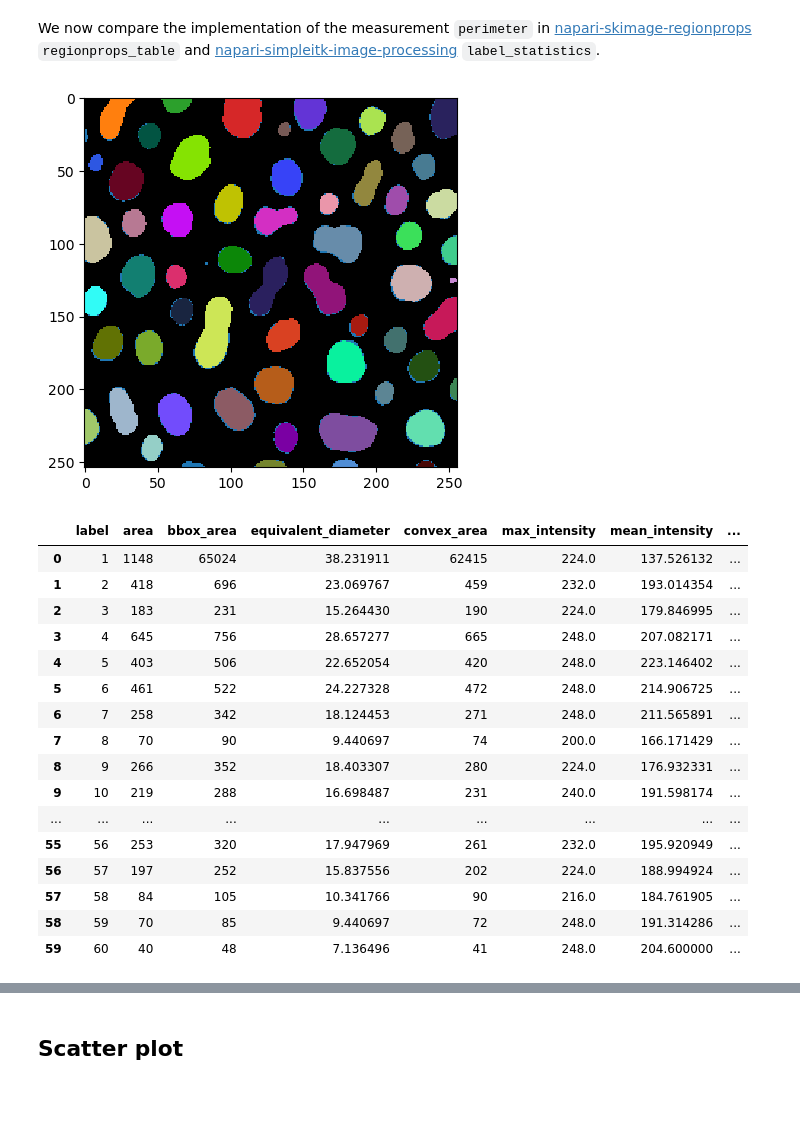
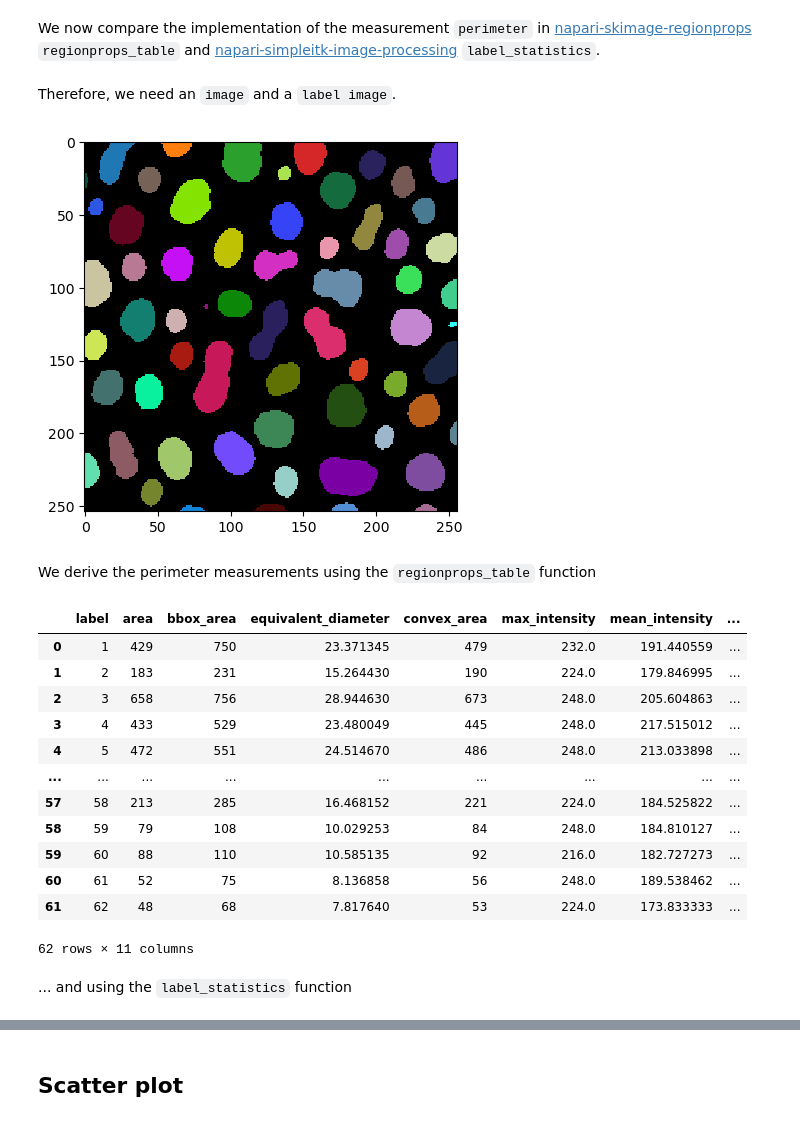
Before and after one commit to haesleinhuepf/BioImageAnalysisNotebooks, a Jupyter notebook: docs/22_feature_extraction/comparison_of_measurements_from_different_libraries.ipynb, the cells around one changed output, grey strips where cells are left out. Drawn from its saved outputs; the diff is of its cells as text; code cells hidden in the pictures; blank space fills up the shorter version.

```diff
--- a/docs/22_feature_extraction/comparison_of_measurements_from_different_libraries.ipynb
+++ b/docs/22_feature_extraction/comparison_of_measurements_from_different_libraries.ipynb
@@ -13,29 +15,43 @@ from napari_simpleitk_image_processing import watershed_otsu_labeling
 from napari_simpleitk_image_processing import label_statistics
+# %% [markdown]
+Therefore, we need an `image` and a `label image`.
 # %%
-blobs = imread('../../data/blobs.tif')
-labels = watershed_otsu_labeling(blobs)
-imshow(labels, labels=True)
+# load image
+image = imread("../../data/blobs.tif")
+
+# denoising
+blurred_image = filters.gaussian(image, sigma=1)
+
+# binarization
+threshold = filters.threshold_otsu(blurred_image)
+thresholded_image = blurred_image >= threshold
+
+# labeling
+label_image = measure.label(thresholded_image)
+
+# visualization
+imshow(label_image, labels=True)
 # %% [output]
-[figure, old version]
+[figure, new version]
+# %% [markdown]
+We derive the perimeter measurements using the `regionprops_table` function
 # %%
-skimage_statistics = regionprops_table(blobs, labels, perimeter = True)
+skimage_statistics = regionprops_table(image, label_image, perimeter = True)
 skimage_statistics
 # %% [output]
 |  | label | area | bbox_area | equivalent_diameter | convex_area | max_intensity | mean_intensity | ... |
-| 0 | 1 | 1148 | 65024 | 38.231911 | 62415 | 224.0 | 137.526132 | ... |
-| 1 | 2 | 418 | 696 | 23.069767 | 459 | 232.0 | 193.014354 | ... |
-| 2 | 3 | 183 | 231 | 15.264430 | 190 | 224.0 | 179.846995 | ... |
-| 3 | 4 | 645 | 756 | 28.657277 | 665 | 248.0 | 207.082171 | ... |
-| 4 | 5 | 403 | 506 | 22.652054 | 420 | 248.0 | 223.146402 | ... |
-| 5 | 6 | 461 | 522 | 24.227328 | 472 | 248.0 | 214.906725 | ... |
-| 6 | 7 | 258 | 342 | 18.124453 | 271 | 248.0 | 211.565891 | ... |
-| 7 | 8 | 70 | 90 | 9.440697 | 74 | 200.0 | 166.171429 | ... |
-| 8 | 9 | 266 | 352 | 18.403307 | 280 | 224.0 | 176.932331 | ... |
-| 9 | 10 | 219 | 288 | 16.698487 | 231 | 240.0 | 191.598174 | ... |
+| 0 | 1 | 429 | 750 | 23.371345 | 479 | 232.0 | 191.440559 | ... |
+| 1 | 2 | 183 | 231 | 15.264430 | 190 | 224.0 | 179.846995 | ... |
+| 2 | 3 | 658 | 756 | 28.944630 | 673 | 248.0 | 205.604863 | ... |
+| 3 | 4 | 433 | 529 | 23.480049 | 445 | 248.0 | 217.515012 | ... |
+| 4 | 5 | 472 | 551 | 24.514670 | 486 | 248.0 | 213.033898 | ... |
 | ... | ... | ... | ... | ... | ... | ... | ... | ... |
-| 55 | 56 | 253 | 320 | 17.947969 | 261 | 232.0 | 195.920949 | ... |
-| 56 | 57 | 197 | 252 | 15.837556 | 202 | 224.0 | 188.994924 | ... |
-| 57 | 58 | 84 | 105 | 10.341766 | 90 | 216.0 | 184.761905 | ... |
-| 58 | 59 | 70 | 85 | 9.440697 | 72 | 248.0 | 191.314286 | ... |
-| 59 | 60 | 40 | 48 | 7.136496 | 41 | 248.0 | 204.600000 | ... |
+| 57 | 58 | 213 | 285 | 16.468152 | 221 | 224.0 | 184.525822 | ... |
+| 58 | 59 | 79 | 108 | 10.029253 | 84 | 248.0 | 184.810127 | ... |
+| 59 | 60 | 88 | 110 | 10.585135 | 92 | 216.0 | 182.727273 | ... |
+| 60 | 61 | 52 | 75 | 8.136858 | 56 | 248.0 | 189.538462 | ... |
+| 61 | 62 | 48 | 68 | 7.817640 | 53 | 224.0 | 173.833333 | ... |
+62 rows × 11 columns
+# %% [markdown]
+... and using the `label_statistics` function
 # %%
```
Also changed, not shown: parts of 14 cells of this notebook, 3 other files.
